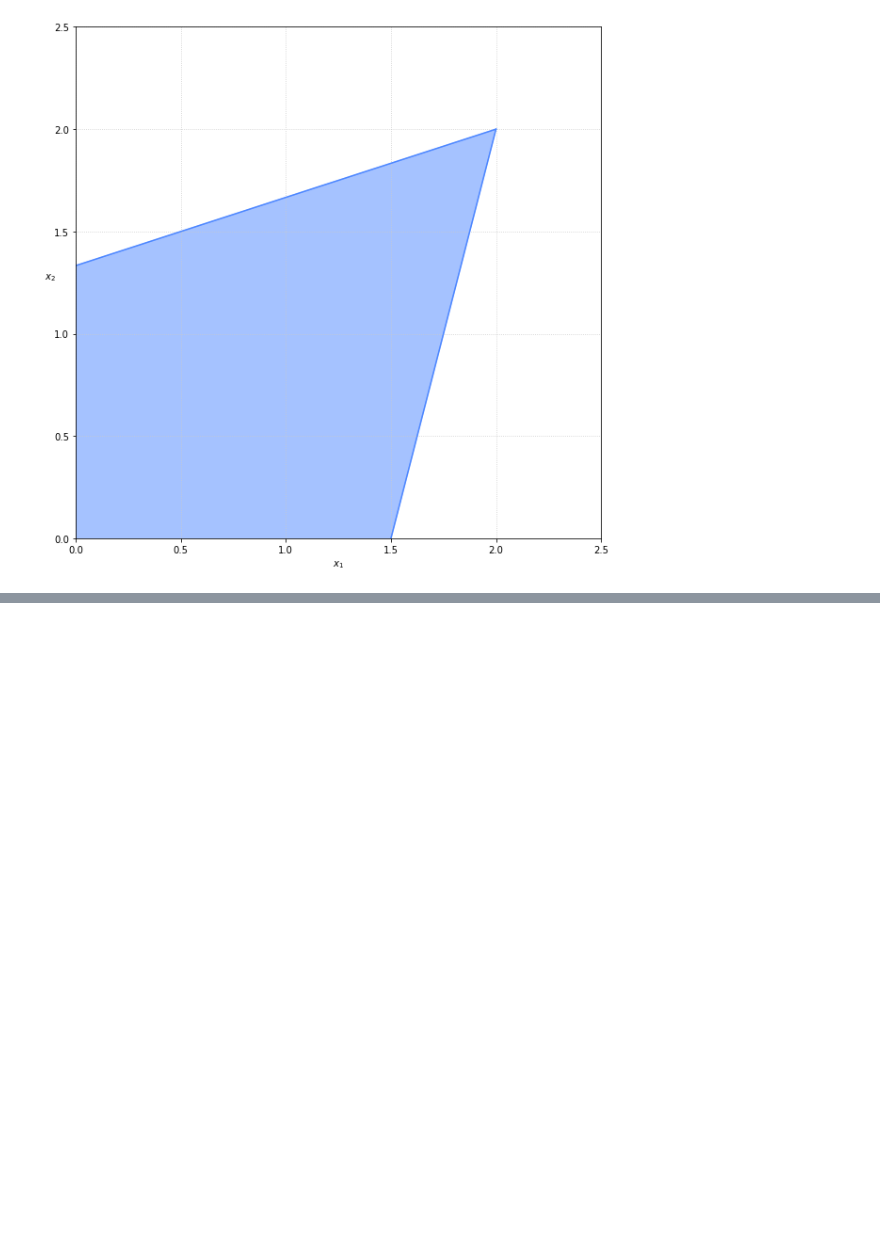
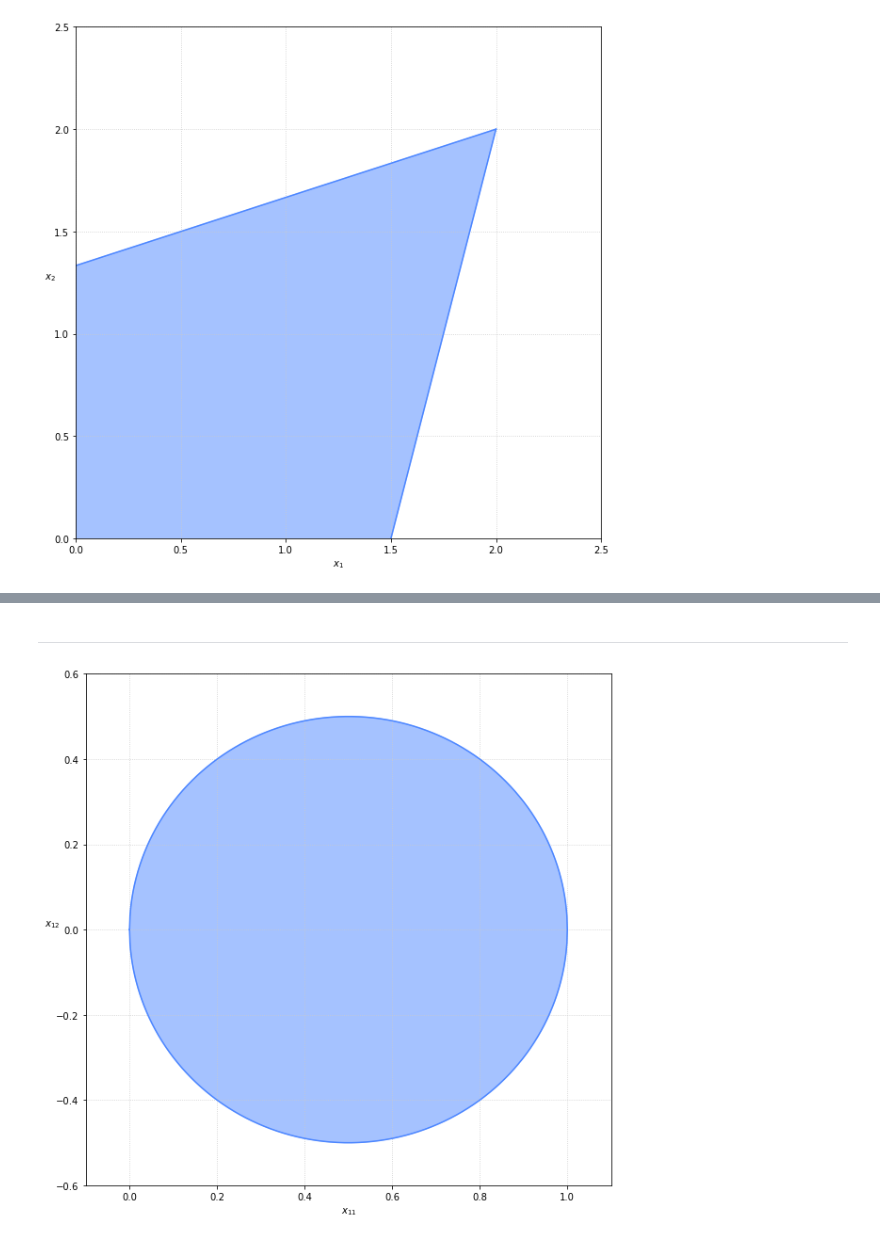
Before and after one commit to c0n73x7/D1PL0MK4, a Jupyter notebook: images/plots.ipynb, the cells around one changed output, grey strips where cells are left out. Saved outputs shown, nothing was run; the diff lists cells and outputs as text; code cells hidden in the pictures; blank space fills up the shorter version.

```diff
--- a/images/plots.ipynb
+++ b/images/plots.ipynb
@@ -42,0 +45,20 @@ plt.savefig('ex2.png')
+# %% [markdown]
+---
+# %%
+color = '#4d87ff'
+# %%
+eps = 0.001
+
+x11 = np.arange(0.0, 1 + eps, eps)
+x12 = np.sqrt(1/4 - (x11 - 1/2)**2)
+# %%
+fig = plt.figure(figsize = (10, 10))
+plt.plot(np.hstack([x11[:-1], np.flip(x11)]), np.hstack([x12[:-1], np.flip(-x12)]), color = color)
+plt.fill(np.hstack([x11[:-1], np.flip(x11)]), np.hstack([x12[:-1], np.flip(-x12)]), color = color, alpha=0.5)
+plt.axis((-0.1, 1.1, -0.6, 0.6))
+plt.grid(linestyle='dotted')
+plt.xlabel(r'$x_{11}$')
+plt.ylabel(r'$x_{12}$', rotation = 0)
+plt.savefig('ex3.png')
+# %% [output]
+[figure, added]
```
Also changed, not shown: parts of 2 cells of this notebook, 6 other files.
